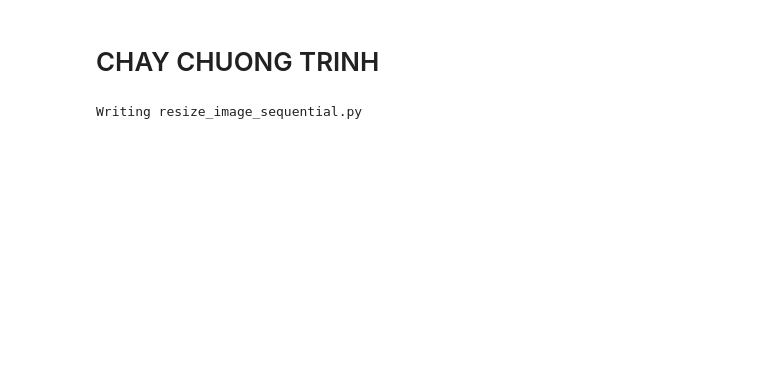
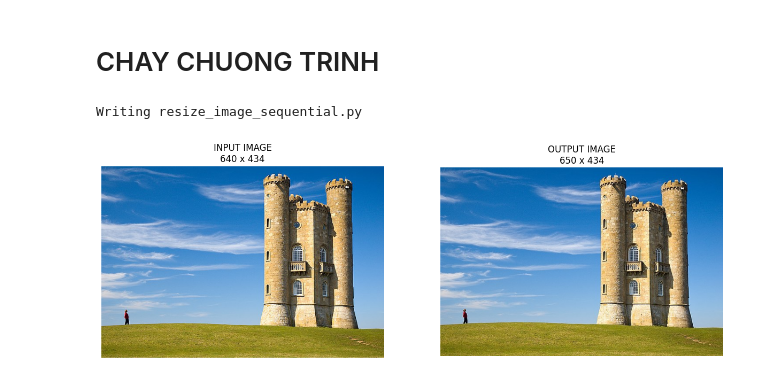
Before and after one commit to hieu823465/LTSSUD-Nhom9, a Jupyter notebook: update/Sequential.ipynb, the cells around one changed output. Cells and saved outputs as stored; diff of their text form; code cells hidden in the pictures; blank space fills up the shorter version.

```diff
--- a/update/Sequential.ipynb
+++ b/update/Sequential.ipynb
@@ -593,2 +593,4 @@ Writing resize_image_sequential.py
 # %%
-show_2images("/content/a.jpg","/content/b.jpg")
+show_2images("/content/original.jpg","/content/insert_300rows.jpg")
+# %% [output]
+[figure, added]
```
Also changed, not shown: parts of 22 cells of this notebook, 5 other files.
